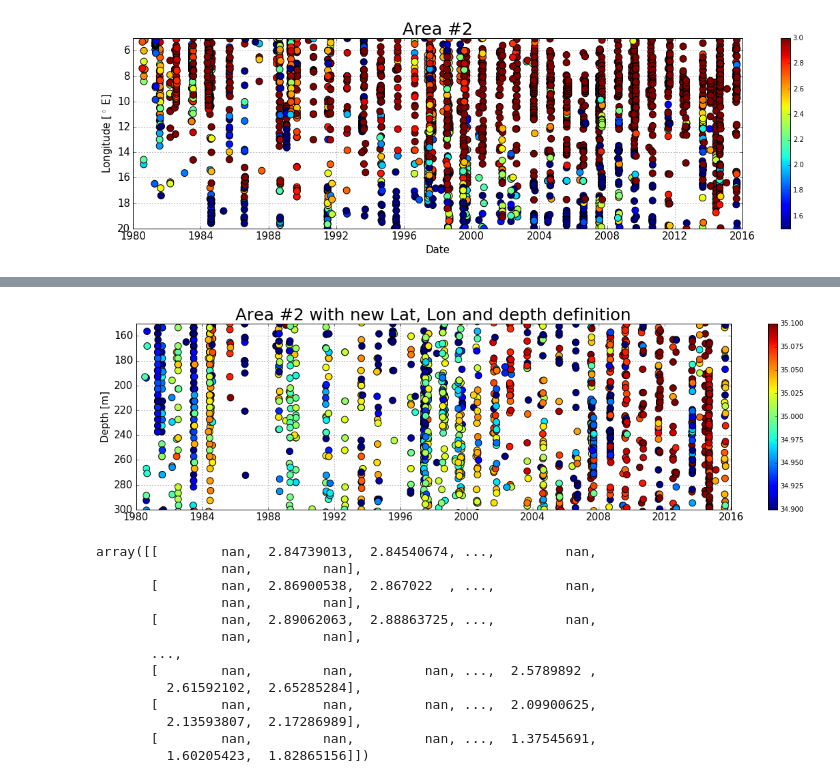
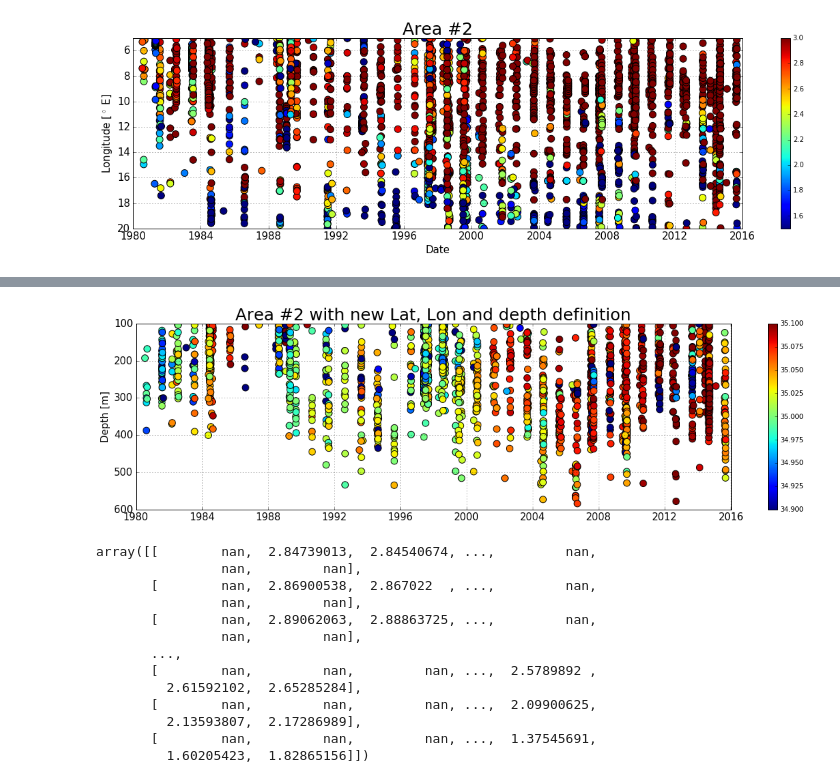
Before and after one commit to UBC-MOAD/analysis-melanie, a Jupyter notebook: notebooks/Geotraces2015data/WOD-fromODV-64N90N-TemperatureOnIsopycn27875-27975-SpecificAreas-area2.ipynb, the cells around one changed output, grey strips where cells are left out. Drawn from its saved outputs; the diff is of its cells as text; code cells hidden in the pictures.

```diff
--- a/notebooks/Geotraces2015data/WOD-fromODV-64N90N-TemperatureOnIsopycn27875-27975-SpecificAreas-area2.ipynb
+++ b/notebooks/Geotraces2015data/WOD-fromODV-64N90N-TemperatureOnIsopycn27875-27975-SpecificAreas-area2.ipynb
@@ -316,25 +316,25 @@ ax.invert_yaxis()
 # %%
 fig,ax=plt.subplots(1,1,facecolor='w',figsize=(20,5))
 
 ConvertDate = []
 ind = area2.index.tolist()
 for i in range(0,len(ind),1):
     d = dateutil.parser.parse(area2.Date[ind[i]])
     ConvertDate.append(d.strftime('%Y-%m-%d'))
 ConvertDate = pd.to_datetime(ConvertDate)
 
 sc=ax.scatter(ConvertDate,area2.d,c=area2.sal.tolist(),s=100,vmin=34.9,vmax=35.1)
 plt.colorbar(sc)
 ax.set_title('Area #2 with new Lat, Lon and depth definition', fontsize = '25')
 ax.set_ylabel('Depth [m]',fontsize='15')
 ax.set_xlim(['1980-01-01','2016-01-01'])
-ax.set_ylim([150,300])
+ax.set_ylim([100,600])
 ax.tick_params(labelsize=15)
 ax.grid()
 ax.invert_yaxis()
 #XaxisD
 # %% [output]
-[figure, old version]
+[figure, new version]
 # %%
 xi=(pd.to_timedelta(np.arange(13149),unit='d')+pd.to_timedelta(1,unit='s')) / np.timedelta64(1,'D')
 #xi = np.arange('1980-01-01', '2016-01-01', dtype='datetime64[D]')
```
Also changed, not shown: parts of 1 cell of this notebook, 9 other files.
